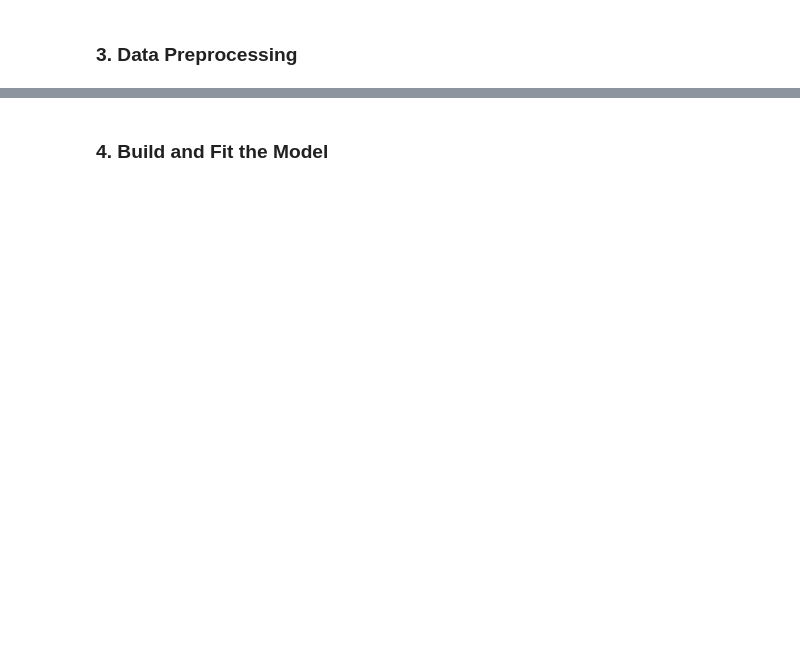
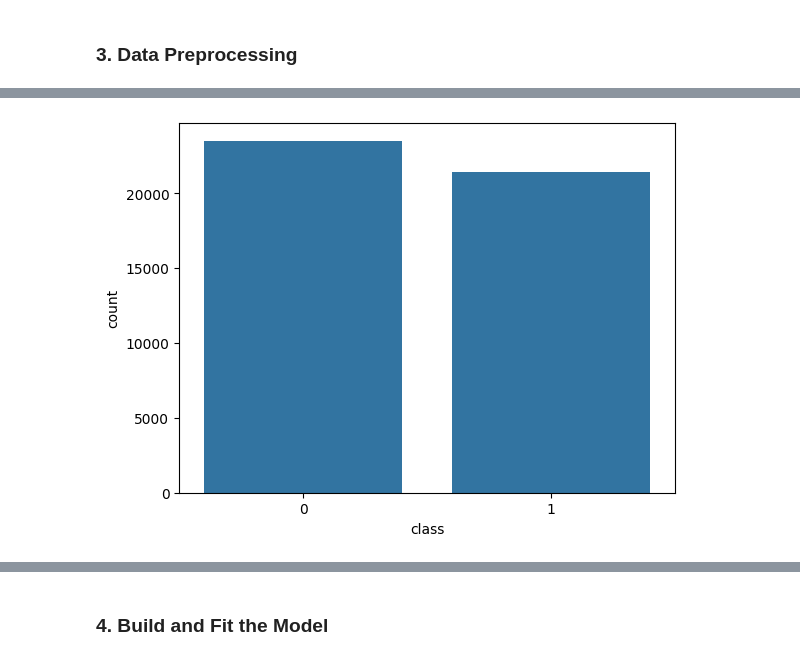
Before and after one commit to fatahrahimi330/100-Machine-Learning-Projects, a Jupyter notebook: 63-Fake News Detection /Fake News Detection .ipynb, the cells around one changed output, grey strips where cells are left out. Saved outputs shown, nothing was run; the diff lists cells and outputs as text; code cells hidden in the pictures; blank space fills up the shorter version.

Commit message:
Fake News Detection Project

```diff
--- a/63-Fake News Detection /Fake News Detection .ipynb
+++ b/63-Fake News Detection /Fake News Detection .ipynb
@@ -10,7 +10,7 @@ import seaborn as sns
 # %% [markdown]
 ### 2. Loading Dataset
 # %%
-url = ""
+url = "https://media.githubusercontent.com/media/fatahrahimi330/100-Machine-Learning-Projects/refs/heads/master/63-Fake%20News%20Detection%20/News.csv"
 # %%
 df = pd.read_csv(url)
 df.head()
@@ -18,0 +58,2 @@ df.head()
+# %%
+df = df.drop(["title", "subject","date", "Unnamed: 0"], axis = 1)
@@ -18,0 +69,12 @@ df.head()
+# %%
+# Shuffling
+df = df.sample(frac=1)
+df.reset_index(inplace=True)
+df.drop(["index"], axis=1, inplace=True)
+# %%
+sns.countplot(data=df,
+              x='class',
+              order=df['class'].value_counts().index)
+plt.show()
+# %% [output]
+[figure, added]
```
Also changed, not shown: parts of 21 cells of this notebook, 1 other file.
